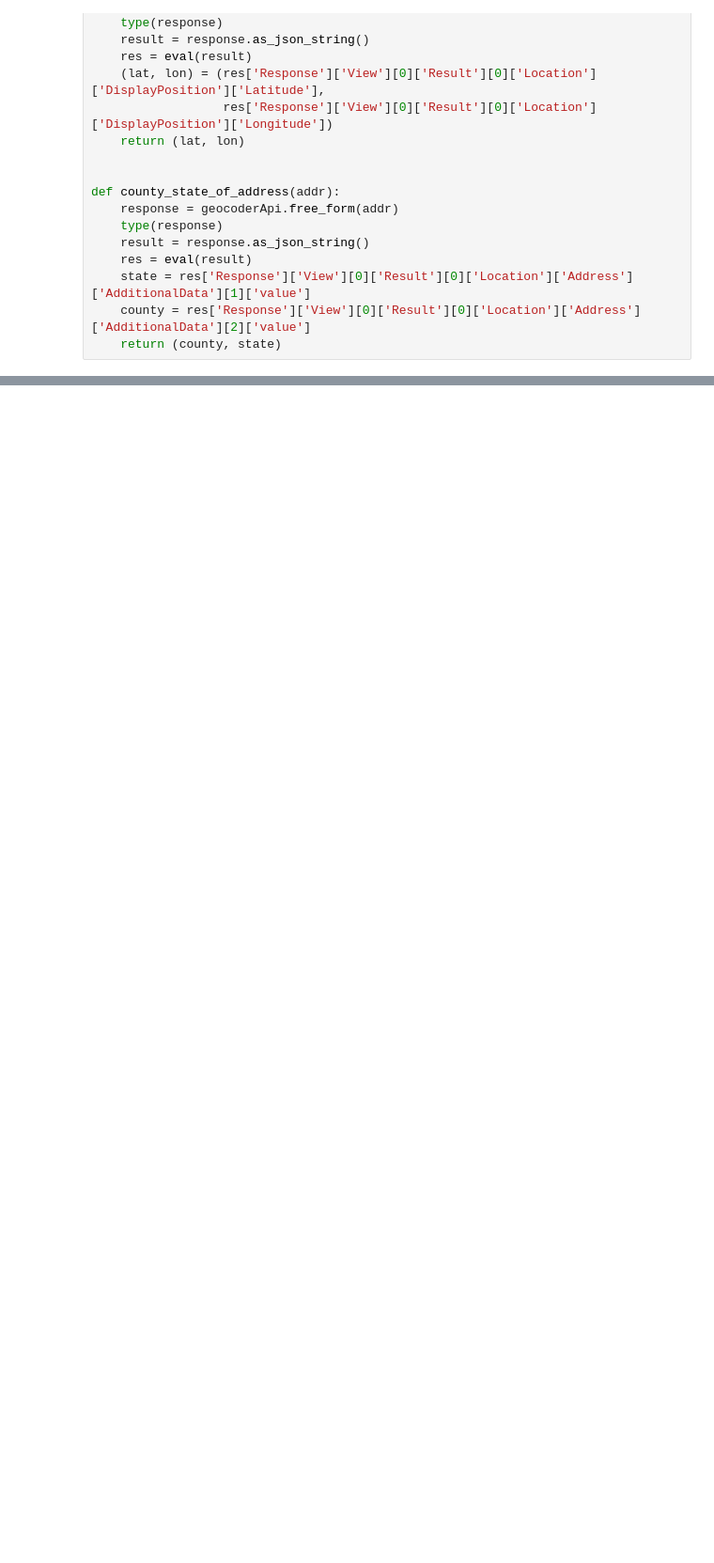
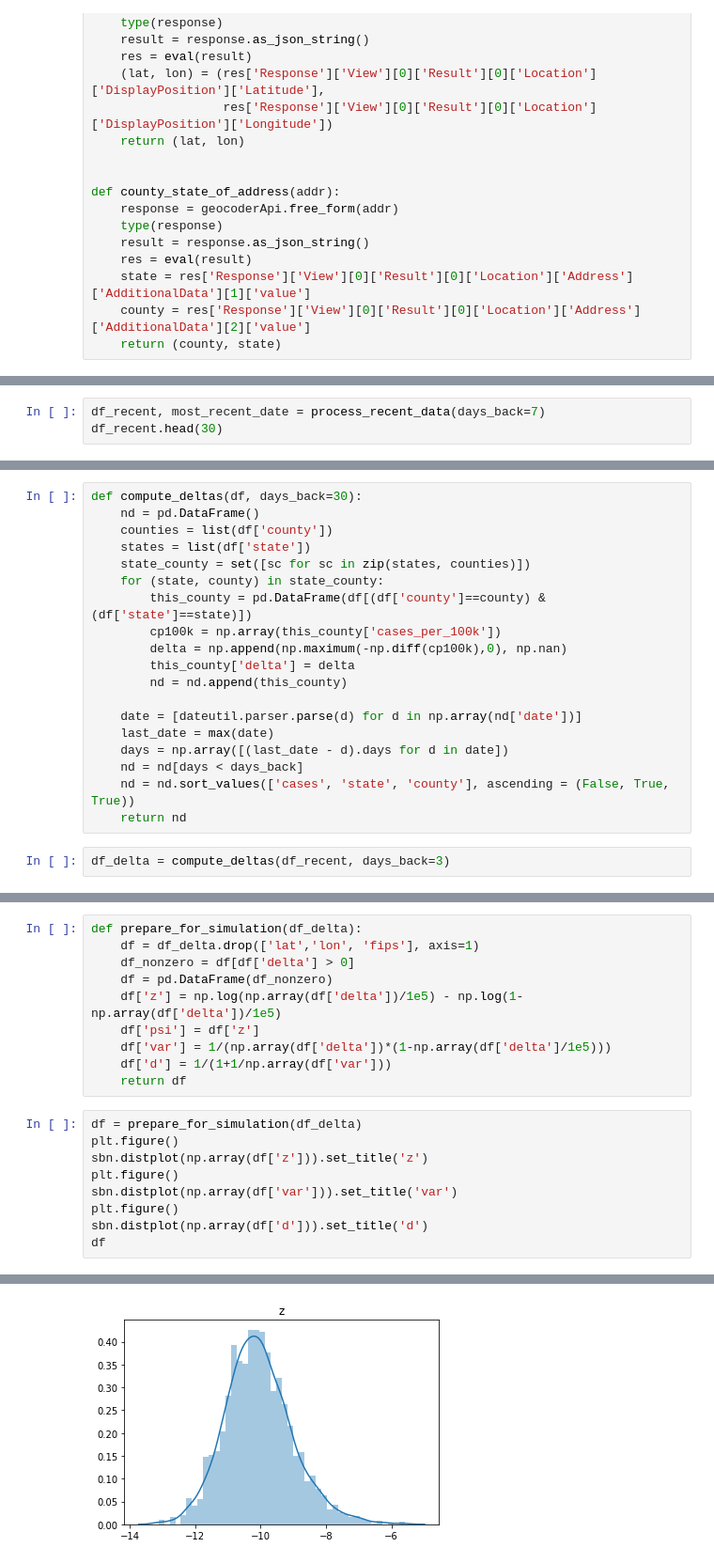
Before and after one commit to jdlafferty/covid-19, a Jupyter notebook: hierarchical-model.ipynb, the cells around one changed output, grey strips where cells are left out. Shown at 94% size. Drawn from its saved outputs; the diff is of its cells as text; blank space fills up the shorter version.

```diff
--- a/hierarchical-model.ipynb
+++ b/hierarchical-model.ipynb
@@ -224,0 +90,3 @@ render_map_with_address('Sun Valley, ID')
+# %%
+df_recent, most_recent_date = process_recent_data(days_back=7)
+df_recent.head(30)
@@ -224,0 +112,21 @@ render_map_with_address('Sun Valley, ID')
+# %%
+def compute_deltas(df, days_back=30):
+    nd = pd.DataFrame()
+    counties = list(df['county'])
+    states = list(df['state'])
+    state_county = set([sc for sc in zip(states, counties)])
+    for (state, county) in state_county:
+        this_county = pd.DataFrame(df[(df['county']==county) & (df['state']==state)])
+        cp100k = np.array(this_county['cases_per_100k'])
+        delta = np.append(np.maximum(-np.diff(cp100k),0), np.nan)
+        this_county['delta'] = delta
+        nd = nd.append(this_county)
+
+    date = [dateutil.parser.parse(d) for d in np.array(nd['date'])]
+    last_date = max(date)
+    days = np.array([(last_date - d).days for d in date])
+    nd = nd[days < days_back]
+    nd = nd.sort_values(['cases', 'state', 'county'], ascending = (False, True, True))
+    return nd
+# %%
+df_delta = compute_deltas(df_recent, days_back=3)
@@ -224,0 +157,20 @@ render_map_with_address('Sun Valley, ID')
+# %%
+def prepare_for_simulation(df_delta):
+    df = df_delta.drop(['lat','lon', 'fips'], axis=1)
+    df_nonzero = df[df['delta'] > 0]
+    df = pd.DataFrame(df_nonzero)
+    df['z'] = np.log(np.array(df['delta'])/1e5) - np.log(1-np.array(df['delta'])/1e5)
+    df['psi'] = df['z']
+    df['var'] = 1/(np.array(df['delta'])*(1-np.array(df['delta']/1e5)))
+    df['d'] = 1/(1+1/np.array(df['var']))
+    return df
+# %%
+df = prepare_for_simulation(df_delta)
+plt.figure()
+sbn.distplot(np.array(df['z'])).set_title('z')
+plt.figure()
+sbn.distplot(np.array(df['var'])).set_title('var')
+plt.figure()
+sbn.distplot(np.array(df['d'])).set_title('d')
+df
+# %% [output]
@@ -224,0 +190 @@ render_map_with_address('Sun Valley, ID')
+[figure, added]
```
Also changed, not shown: parts of 11 cells of this notebook.
